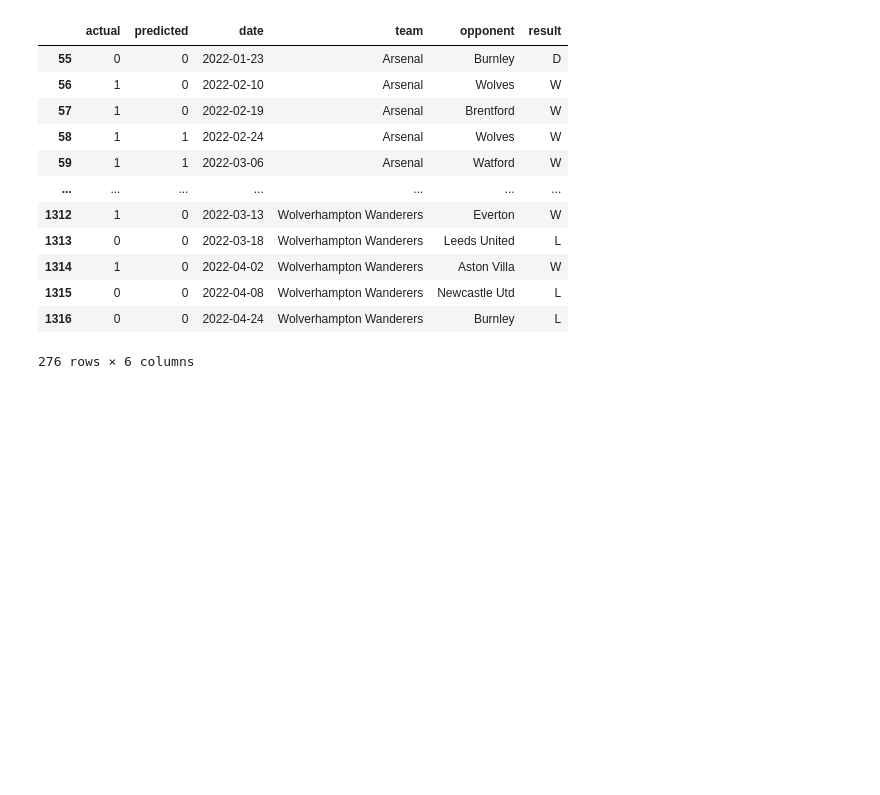
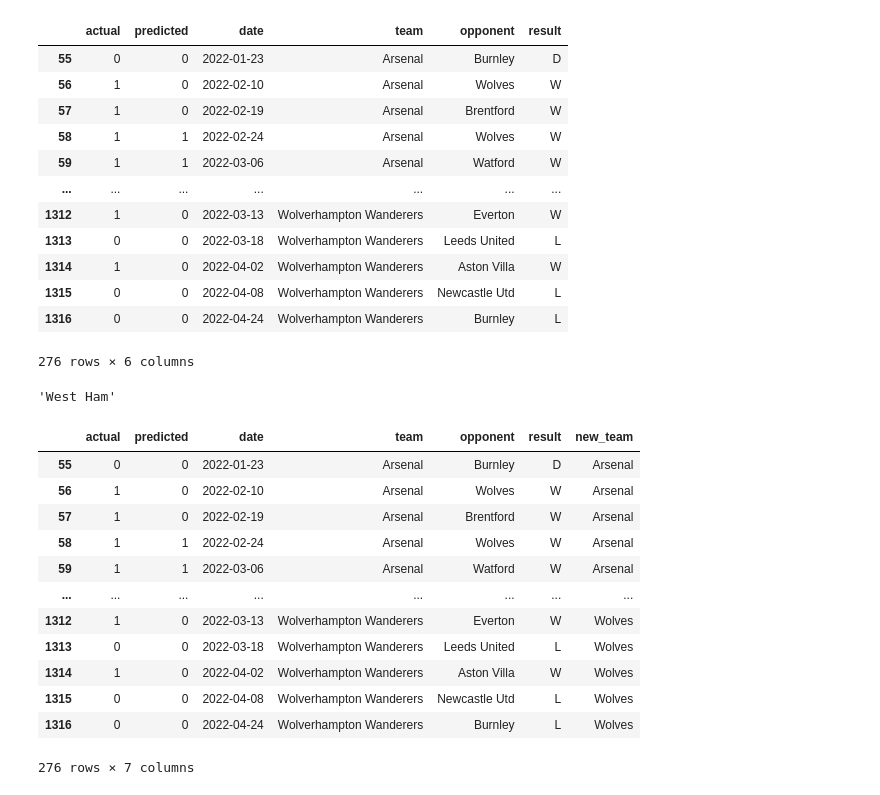
Before and after one commit to NikhilHooda/EPL_Web_Scrapper, a Jupyter notebook: soccer_prediction_model.ipynb, the cells around one changed output. Saved outputs shown, nothing was run; the diff lists cells and outputs as text; code cells hidden in the pictures; blank space fills up the shorter version.

Commit message:
Soccer match prediction model with 70% accuracy

```diff
--- a/soccer_prediction_model.ipynb
+++ b/soccer_prediction_model.ipynb
@@ -114,6 +114,8 @@ matches["hour"] = matches["time"].str.replace(":.+", "", regex=True).astype("int
 matches["day_code"] = matches["date"].dt.dayofweek # assign each day of the week a numerical value (0-6)
 # %%
 matches["target"] = (matches["result"] == "W").astype("int") # assign match result to a number (1 = win, 0 = loss)
+# %%
+matches["referee_code"] = matches["referee"].astype("category").cat.codes # assign each opponent a numerical value
 # %%
 matches
 # %% [output]
@@ -342,0 +341,41 @@ class MissingDict(dict):
+# %%
+# remove any missing team name
+class MissingDict(dict):
+  __missing__ = lambda self, key: key
+
+maps_values = {
+    "Manchester City": "Man City",
+    "Manchester United": "Man United",
+    "Newcastle United": "Newcastle",
+    "Tottenham Hotspur": "Tottenham",
+    "West Ham United": "West Ham",
+    "Brighton and Hove Albion": "Brighton",
+    "Wolverhampton Wanderers": "Wolves",
+    "AFC Bournemouth": "Bournemouth",
+    "Leicester City": "Leicester",
+    "Huddersfield Town": "Huddersfield",
+    "Swansea City": "Swansea"
+}
+mapping = MissingDict(**maps_values)
+# %%
+mapping["West Ham United"]
+# %% [output]
+'West Ham'
+# %%
+combined["new_team"] = combined["team"].map(mapping)
+# %%
+combined
+# %% [output]
+|  | actual | predicted | date | team | opponent | result | new_team |
+| 55 | 0 | 0 | 2022-01-23 | Arsenal | Burnley | D | Arsenal |
+| 56 | 1 | 0 | 2022-02-10 | Arsenal | Wolves | W | Arsenal |
+| 57 | 1 | 0 | 2022-02-19 | Arsenal | Brentford | W | Arsenal |
+| 58 | 1 | 1 | 2022-02-24 | Arsenal | Wolves | W | Arsenal |
+| 59 | 1 | 1 | 2022-03-06 | Arsenal | Watford | W | Arsenal |
+| ... | ... | ... | ... | ... | ... | ... | ... |
+| 1312 | 1 | 0 | 2022-03-13 | Wolverhampton Wanderers | Everton | W | Wolves |
+| 1313 | 0 | 0 | 2022-03-18 | Wolverhampton Wanderers | Leeds United | L | Wolves |
+| 1314 | 1 | 0 | 2022-04-02 | Wolverhampton Wanderers | Aston Villa | W | Wolves |
+| 1315 | 0 | 0 | 2022-04-08 | Wolverhampton Wanderers | Newcastle Utd | L | Wolves |
+| 1316 | 0 | 0 | 2022-04-24 | Wolverhampton Wanderers | Burnley | L | Wolves |
+276 rows × 7 columns
```
Also changed, not shown: parts of 10 cells of this notebook.
